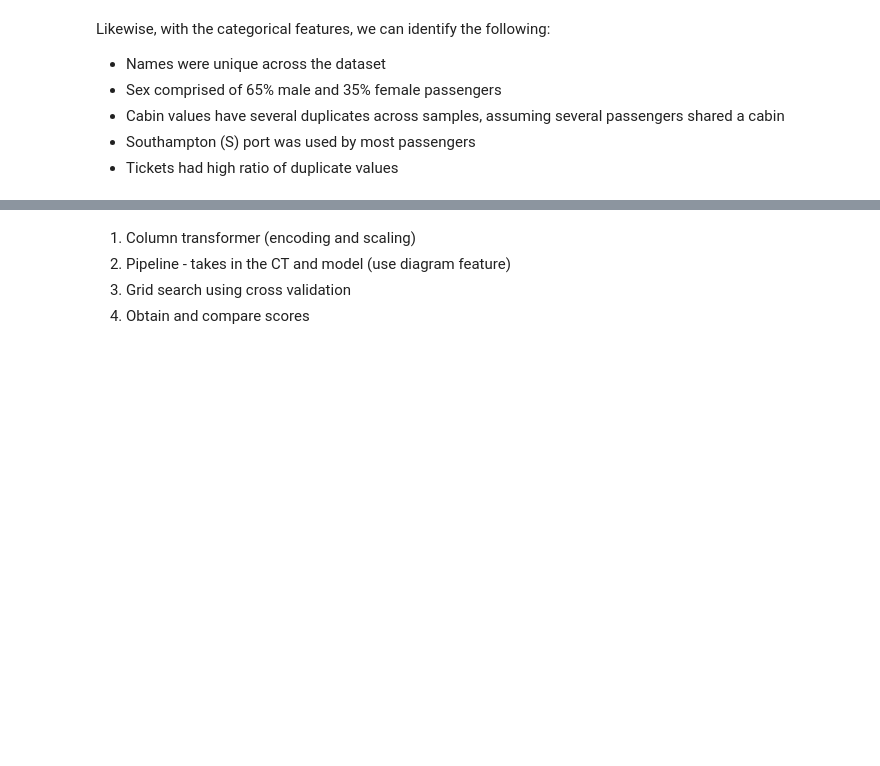
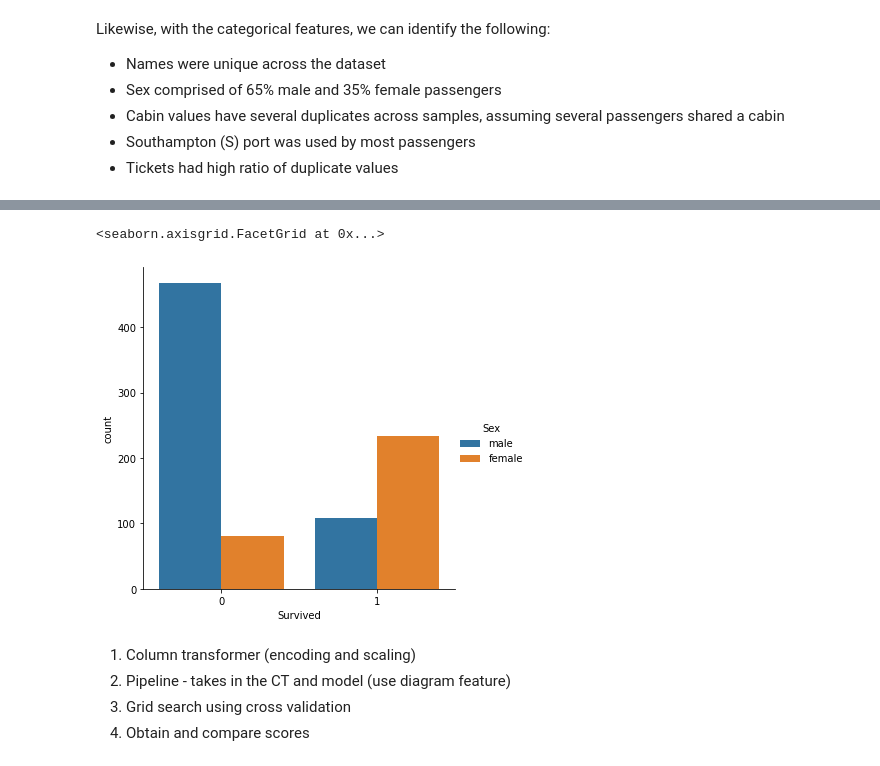
Before and after one commit to acsaeng/kaggle-titanic-ml-competition, a Jupyter notebook: project.ipynb, the cells around one changed output, grey strips where cells are left out. Cells and saved outputs as stored; diff of their text form; code cells hidden in the pictures; blank space fills up the shorter version.

```diff
--- a/project.ipynb
+++ b/project.ipynb
@@ -171,3 +186,8 @@ Likewise, with the categorical features, we can identify the following:
+# %%
+sns.catplot(x='Survived',data=data,kind='count',hue='Sex')
+# %% [output]
+<seaborn.axisgrid.FacetGrid at 0x...>
+[figure, added]
 # %% [markdown]
 1. Column transformer (encoding and scaling)
 2. Pipeline - takes in the CT and model (use diagram feature)
```
Also changed, not shown: parts of 5 cells of this notebook.
